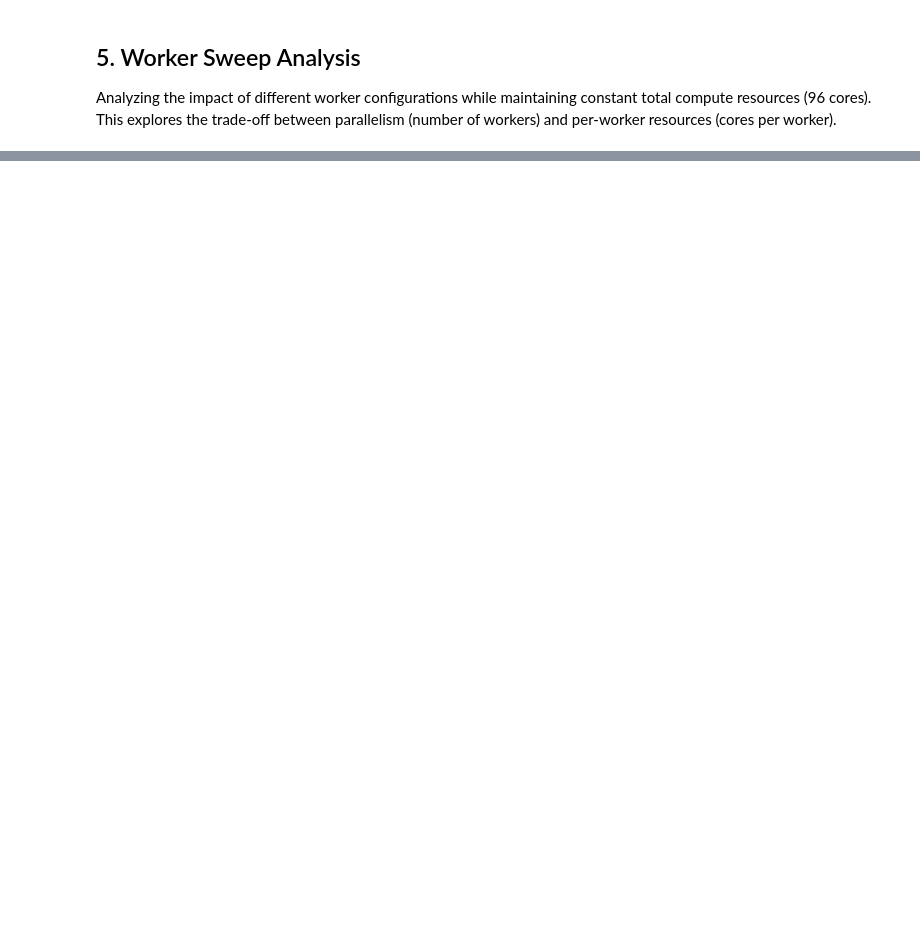
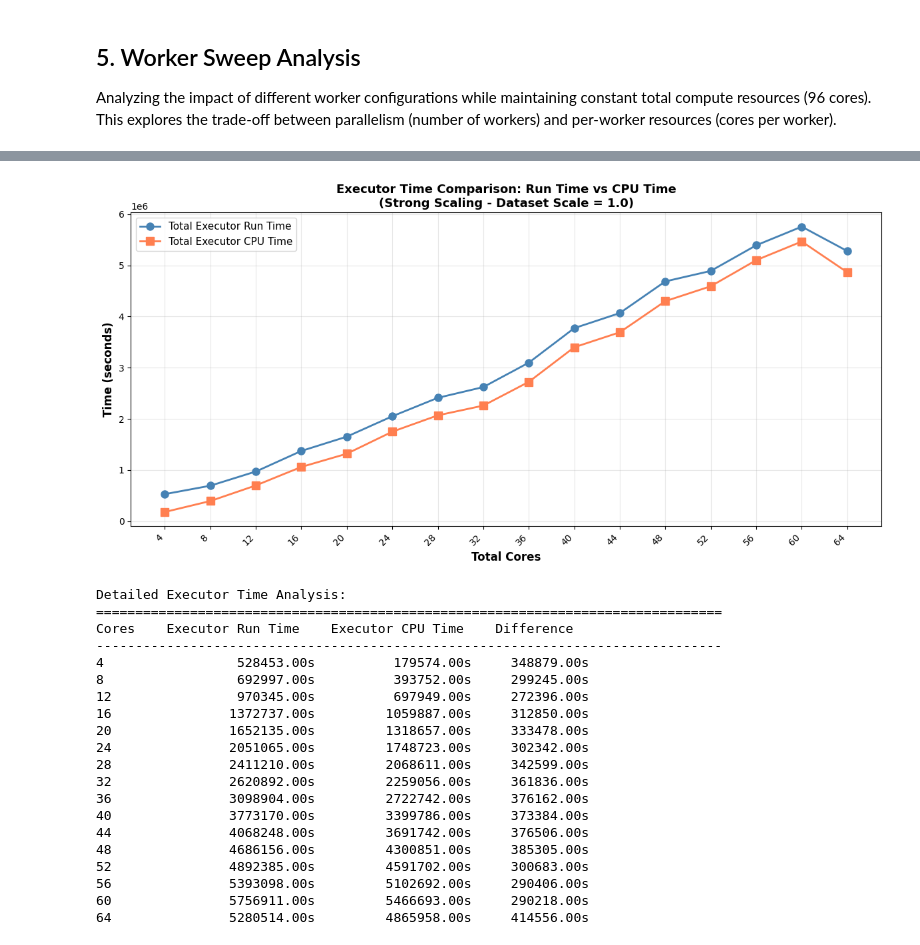
Before and after one commit to dlquad/iisc-deas-project-1, a Jupyter notebook: performance-analysis.ipynb, the cells around one changed output, grey strips where cells are left out. Saved outputs shown, nothing was run; the diff lists cells and outputs as text; code cells hidden in the pictures; blank space fills up the shorter version.

```diff
--- a/performance-analysis.ipynb
+++ b/performance-analysis.ipynb
@@ -577,0 +579,12 @@ Task Analysis (Total Cores = 96):
+# %%
+# Prepare strong scaling data with executor metrics
+df_ss_executor = df_strong_scaling.copy()
+
+# Ensure we have the necessary columns
+if 'total_cores' not in df_ss_executor.columns:
+    df_ss_executor['total_cores'] = df_ss_executor['num_workers'] * df_ss_executor['cores_per_worker']
+
+df_ss_executor = df_ss_executor.sort_values('total_cores')
+
+print("Strong Scaling - Executor Time Metrics:")
+print(df_ss_executor[['total_cores', 'Total_Executor_Run_Time', 'Total_Executor_CPU_Time']].to_string())
@@ -577,0 +610,55 @@ Task Analysis (Total Cores = 96):
+# %%
+# Create line chart comparing Total Executor Run Time and Total Executor CPU Time
+fig, ax = plt.subplots(1, 1, figsize=(12, 6))
+
+# Plot Total_Executor_Run_Time
+ax.plot(df_ss_executor['total_cores'], df_ss_executor['Total_Executor_Run_Time'],
+        marker='o', linewidth=2, markersize=8, label='Total Executor Run Time', color='steelblue')
+
+# Plot Total_Executor_CPU_Time
+ax.plot(df_ss_executor['total_cores'], df_ss_executor['Total_Executor_CPU_Time'],
+        marker='s', linewidth=2, markersize=8, label='Total Executor CPU Time', color='coral')
+
+# Formatting
+ax.set_xticks(df_ss_executor['total_cores'])
+ax.set_xticklabels(df_ss_executor['total_cores'], rotation=45, ha='right')
+ax.set_xlabel('Total Cores', fontsize=12, fontweight='bold')
+ax.set_ylabel('Time (seconds)', fontsize=12, fontweight='bold')
+ax.set_title('Executor Time Comparison: Run Time vs CPU Time\n(Strong Scaling - Dataset Scale = 1.0)',
+             fontsize=13, fontweight='bold')
+ax.legend(loc='best', fontsize=11)
+ax.grid(True, alpha=0.3)
+
+plt.tight_layout()
+plt.show()
+
+# Print detailed comparison
+print("\nDetailed Executor Time Analysis:")
+print("=" * 80)
+print(f"{'Cores':<8} {'Executor Run Time':<20} {'Executor CPU Time':<20} {'Difference':<15}")
+print("-" * 80)
+for _, row in df_ss_executor.iterrows():
+    diff = row['Total_Executor_Run_Time'] - row['Total_Executor_CPU_Time']
+    print(f"{row['total_cores']:<8} {row['Total_Executor_Run_Time']:>18.2f}s {row['Total_Executor_CPU_Time']:>18.2f}s {diff:>13.2f}s")
+# %% [output]
+[figure, added]
+Detailed Executor Time Analysis:
+================================================================================
+Cores    Executor Run Time    Executor CPU Time    Difference
+--------------------------------------------------------------------------------
+4                 528453.00s          179574.00s     348879.00s
+8                 692997.00s          393752.00s     299245.00s
+12                970345.00s          697949.00s     272396.00s
+16               1372737.00s         1059887.00s     312850.00s
+20               1652135.00s         1318657.00s     333478.00s
+24               2051065.00s         1748723.00s     302342.00s
+28               2411210.00s         2068611.00s     342599.00s
+32               2620892.00s         2259056.00s     361836.00s
+36               3098904.00s         2722742.00s     376162.00s
+40               3773170.00s         3399786.00s     373384.00s
+44               4068248.00s         3691742.00s     376506.00s
+48               4686156.00s         4300851.00s     385305.00s
+52               4892385.00s         4591702.00s     300683.00s
+56               5393098.00s         5102692.00s     290406.00s
+60               5756911.00s         5466693.00s     290218.00s
+64               5280514.00s         4865958.00s     414556.00s
```
Also changed, not shown: parts of 23 cells of this notebook, 2 other files.
